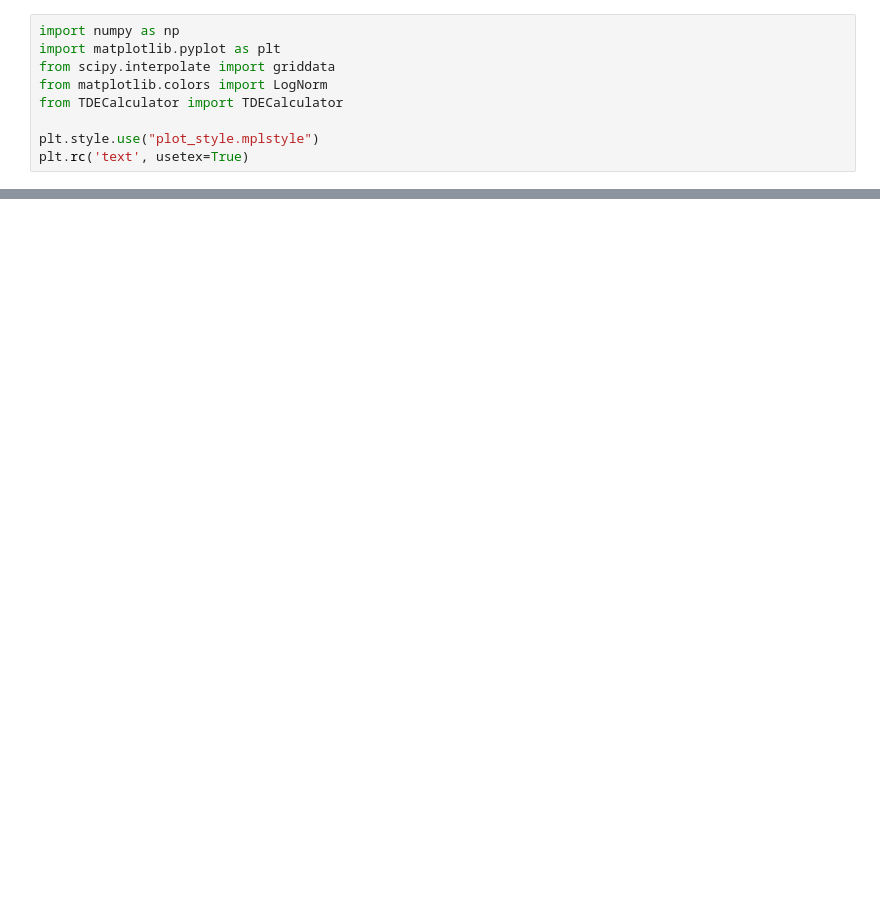
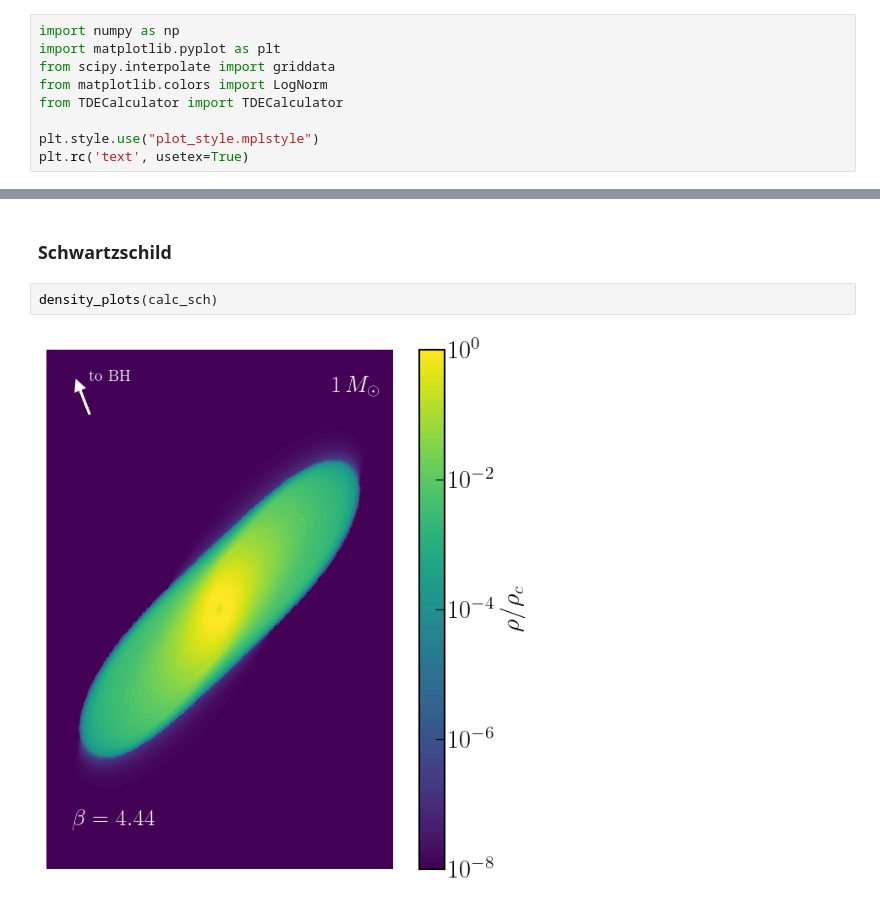
Before and after one commit to ZihanZhou26/PerTDE, a Jupyter notebook: TDECalculator_example.ipynb, the cells around one changed output, grey strips where cells are left out. Cells and saved outputs as stored; diff of their text form; blank space fills up the shorter version.

```diff
--- a/TDECalculator_example.ipynb
+++ b/TDECalculator_example.ipynb
@@ -101,0 +117,6 @@ plt.show()
+# %% [markdown]
+### Schwartzschild ###
+# %%
+density_plots(calc_sch)
+# %% [output]
+[figure, added]
```
Also changed, not shown: parts of 25 cells of this notebook.
